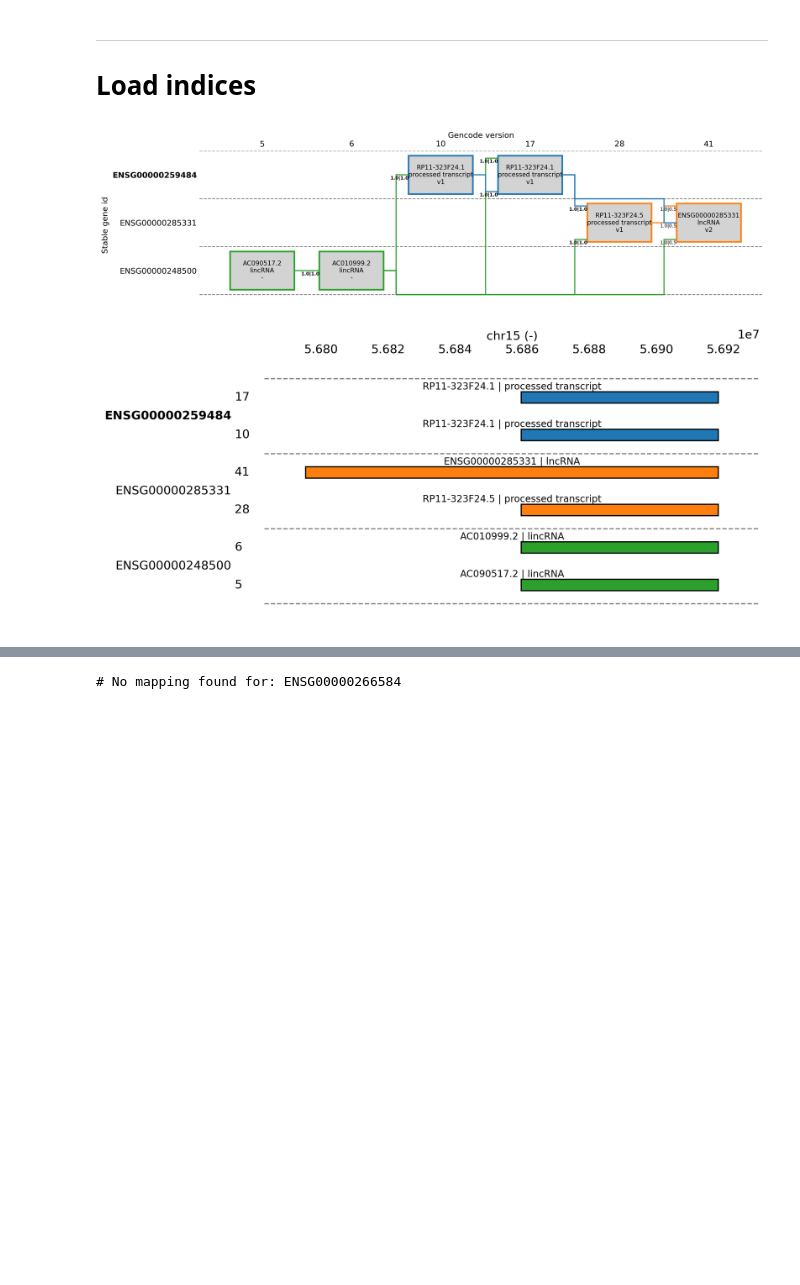
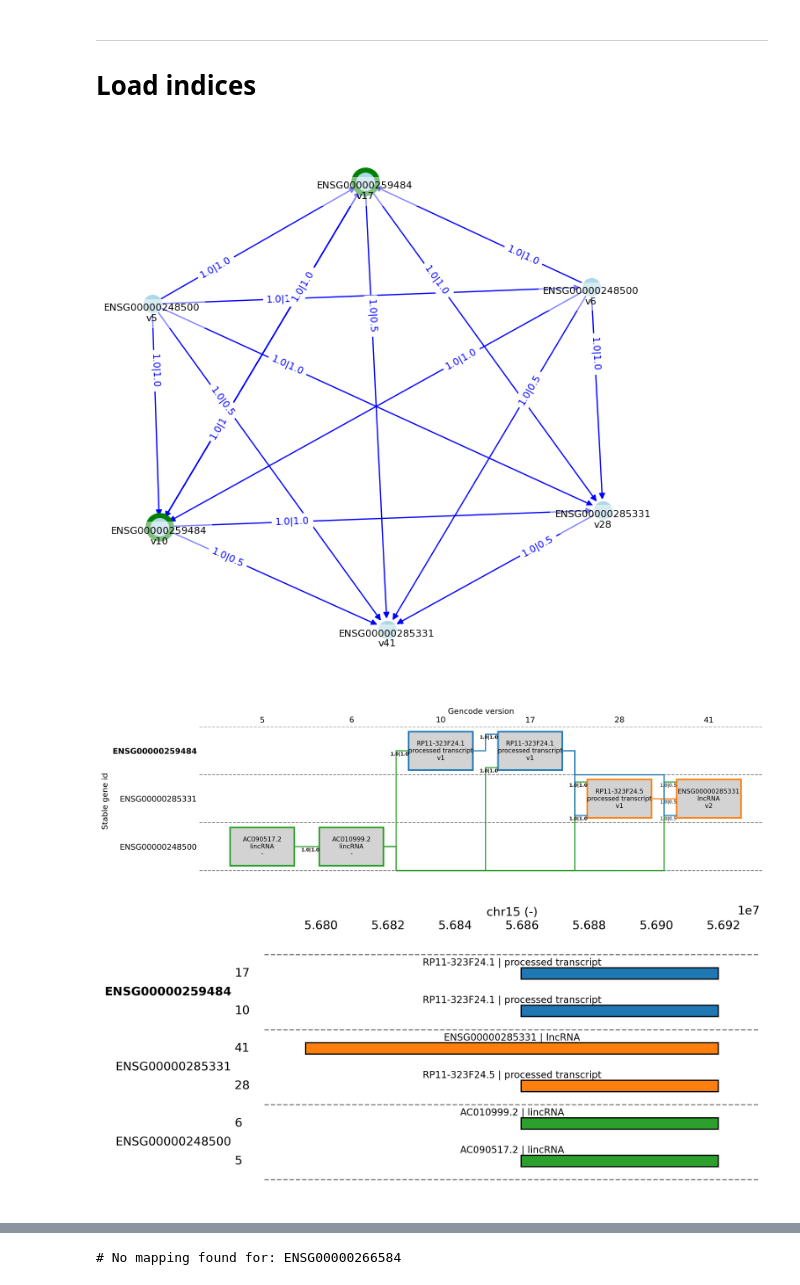
Before and after one commit to HugoGuillen/genehtracker, a Jupyter notebook: dev_v2.ipynb, the cells around one changed output, grey strips where cells are left out. Saved outputs shown, nothing was run; the diff lists cells and outputs as text; code cells hidden in the pictures; blank space fills up the shorter version.

```diff
--- a/dev_v2.ipynb
+++ b/dev_v2.ipynb
@@ -704,22 +704,23 @@ output_index_path = path.abspath('index')
 # %%
 overlap_thr = 0.3
 # #gene_id = 'ENSG00000268388'
 # #gene_id = 'ENSG00000259974'
 # #gene_id = 'ENSG00000280916'
 # #gene_id = 'ENSG00000253827'
 # #gene_id = 'ENSG00000254100'
 # #gene_id = 'ENSG00000251562'
 # #gene_id = 'ENSG00000224397'
 # #gene_id = 'ENSG00000245532'
 # #gene_id = 'ENSG00000245750'
 # gene_id = 'ENSG00000196118'
 gene_id = 'ENSG00000259484'
-# plot_history_network(gene_id,DFG,G,overlap_thr=overlap_thr)
+plot_history_network(gene_id,DFG,G,overlap_thr=overlap_thr)
 plot_history_diagram(gene_id,DFG,G,overlap_thr=overlap_thr,dpi=300)
 plot_tracks(gene_id,DFG,G,DFC,overlap_thr=overlap_thr,dpi=300)
 # %% [output]
-[figure, old version]
+[figure, new version]
-[figure, old version]
+[figure, new version]
+[figure, added]
 # %%
 gene_list = [
     'ENSG00000230544',
```
Also changed, not shown: parts of 1 cell of this notebook, 3 other files.
